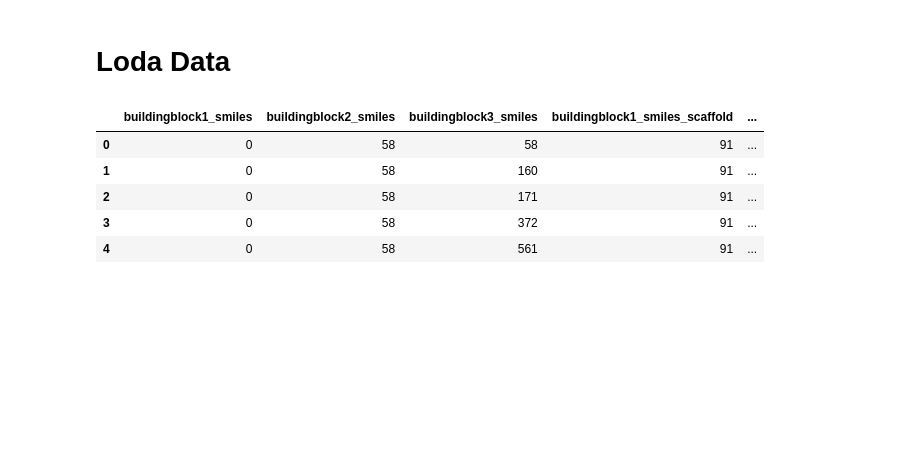
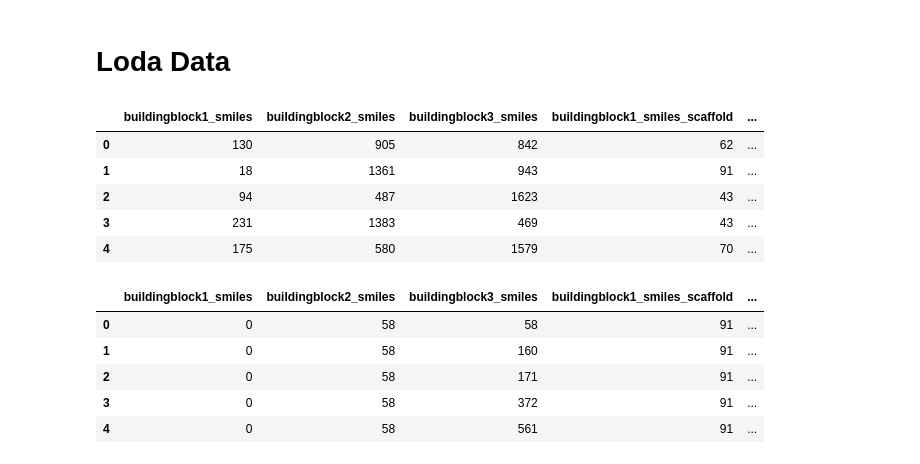
Before and after one commit to ottantacinque/KaggleLeashBio, a Jupyter notebook: notebooks/064_soft_labeling.ipynb, the cells around one changed output. Cells and saved outputs as stored; diff of their text form; code cells hidden in the pictures; blank space fills up the shorter version.

```diff
--- a/notebooks/064_soft_labeling.ipynb
+++ b/notebooks/064_soft_labeling.ipynb
@@ -159,6 +159,30 @@ my_seed_everything(config.SEED)
 fix seed
 # %% [markdown]
 # **Loda Data**
+# %%
+# ソフトラベリングを用意する
+def soft_labeling(df_train):
+    df_train = df_train.copy()
+    bb1_mean = df_train.groupby('buildingblock1_smiles')[TARGETS].mean()
+    bb2_mean = df_train.groupby('buildingblock2_smiles')[TARGETS].mean()
+    bb3_mean = df_train.groupby('buildingblock3_smiles')[TARGETS].mean()
+
+    for target in TARGETS:
+        df_train[f'{target}_bb1'] = df_train['buildingblock1_smiles'].map(bb1_mean[target].to_dict())
+        df_train[f'{target}_bb2'] = df_train['buildingblock2_smiles'].map(bb2_mean[target].to_dict())
+        df_train[f'{target}_bb3'] = df_train['buildingblock3_smiles'].map(bb3_mean[target].to_dict())
+
+    df_train['binds_BRD4'] = df_train['binds_BRD4'] + df_train['binds_BRD4_bb1'] + df_train['binds_BRD4_bb2'] + df_train['binds_BRD4_bb3']
+    df_train['binds_HSA'] = df_train['binds_HSA'] + df_train['binds_HSA_bb1'] + df_train['binds_HSA_bb2'] + df_train['binds_HSA_bb3']
+    df_train['binds_sEH'] = df_train['binds_sEH'] + df_train['binds_sEH_bb1'] + df_train['binds_sEH_bb2'] + df_train['binds_sEH_bb3']
+
+    df_train[TARGETS] = df_train[TARGETS].clip(0, 1)
+
+    df_train.drop(columns=[f'{target}_bb1' for target in TARGETS], inplace=True)
+    df_train.drop(columns=[f'{target}_bb2' for target in TARGETS], inplace=True)
+    df_train.drop(columns=[f'{target}_bb3' for target in TARGETS], inplace=True)
+
+    return df_train
 # %%
 bb_cols = ['buildingblock1_smiles', 'buildingblock2_smiles','buildingblock3_smiles',
            'buildingblock1_smiles_scaffold', "buildingblock2_smiles_scaffold", "buildingblock3_smiles_scaffold",
@@ -168,12 +192,17 @@ TARGETS = ['binds_BRD4', 'binds_HSA','binds_sEH']
 
 df_train = pd.read_parquet(paths.TRAIN_PATH, columns=bb_cols + TARGETS)
 
+
 if DEBUG:
     df_train = df_train.sample(100000).reset_index(drop=True)
 else:
     # 全てのpositiveサンプルとnegativeサンプルをあわせて、希望の数のdatasetができる様にする
-    positive = df_train[(df_train[TARGETS]>0).any(axis=1)]
-    negative = df_train[(df_train[TARGETS]==0).all(axis=1)]
+
+    # ソフトラベリング
+    df_train_soft = soft_labeling(df_train)
+
+    positive = df_train_soft[(df_train[TARGETS]>0).any(axis=1)]
+    negative = df_train_soft[(df_train[TARGETS]==0).all(axis=1)]
 
     len_train = int(len(df_train)*data_ratio)
     use_negative_sample = len_train - len(positive)
@@ -202,3 +211,12 @@ df_train.drop(columns=[f'{target}_bb3' for target in TARGETS], inplace=True)
+# %%
+df_train.head()
+# %% [output]
+|  | buildingblock1_smiles | buildingblock2_smiles | buildingblock3_smiles | buildingblock1_smiles_scaffold | ... |
+| 0 | 130 | 905 | 842 | 62 | ... |
+| 1 | 18 | 1361 | 943 | 91 | ... |
+| 2 | 94 | 487 | 1623 | 43 | ... |
+| 3 | 231 | 1383 | 469 | 43 | ... |
+| 4 | 175 | 580 | 1579 | 70 | ... |
 # %%
 # submitt用のデータ
 df_test = pd.read_parquet(paths.SUB_PATH)
```
Also changed, not shown: parts of 6 cells of this notebook, 2 other files.
